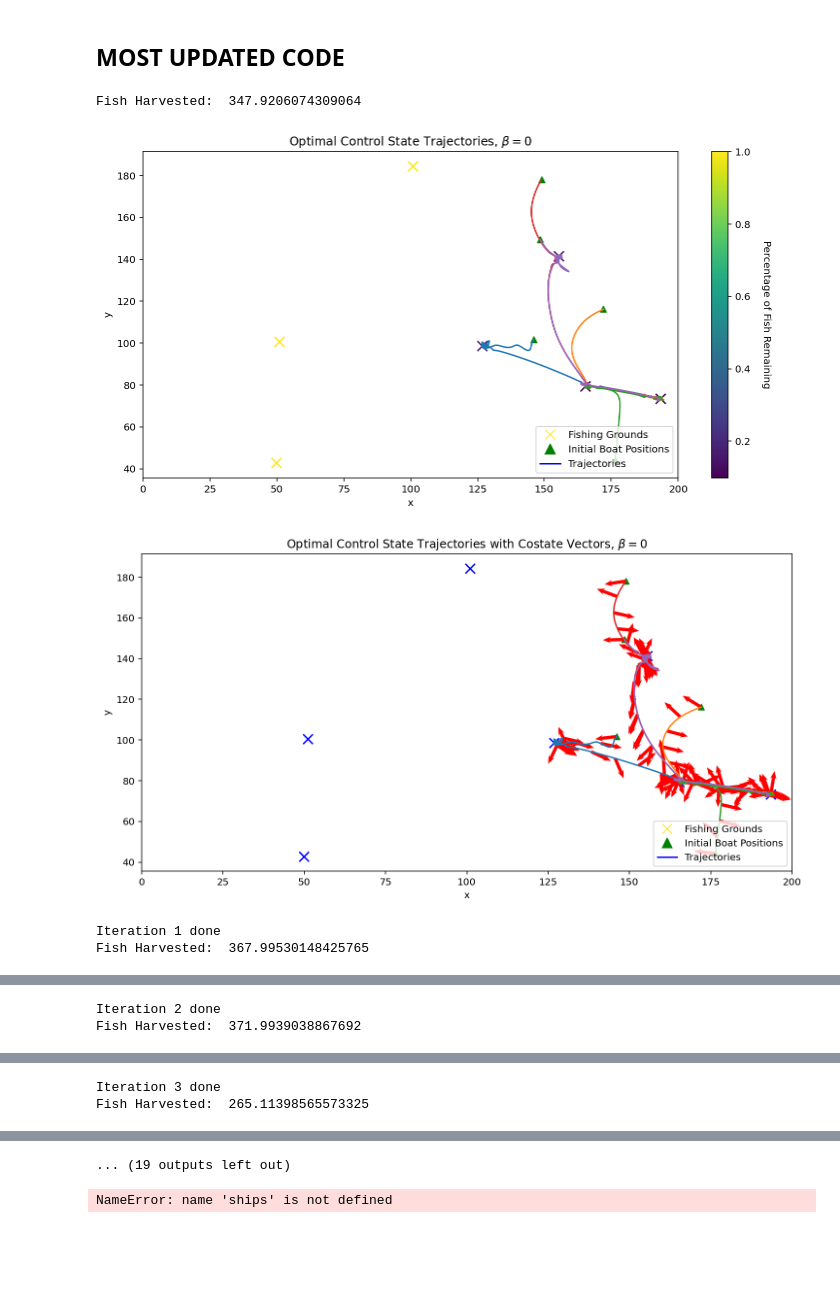
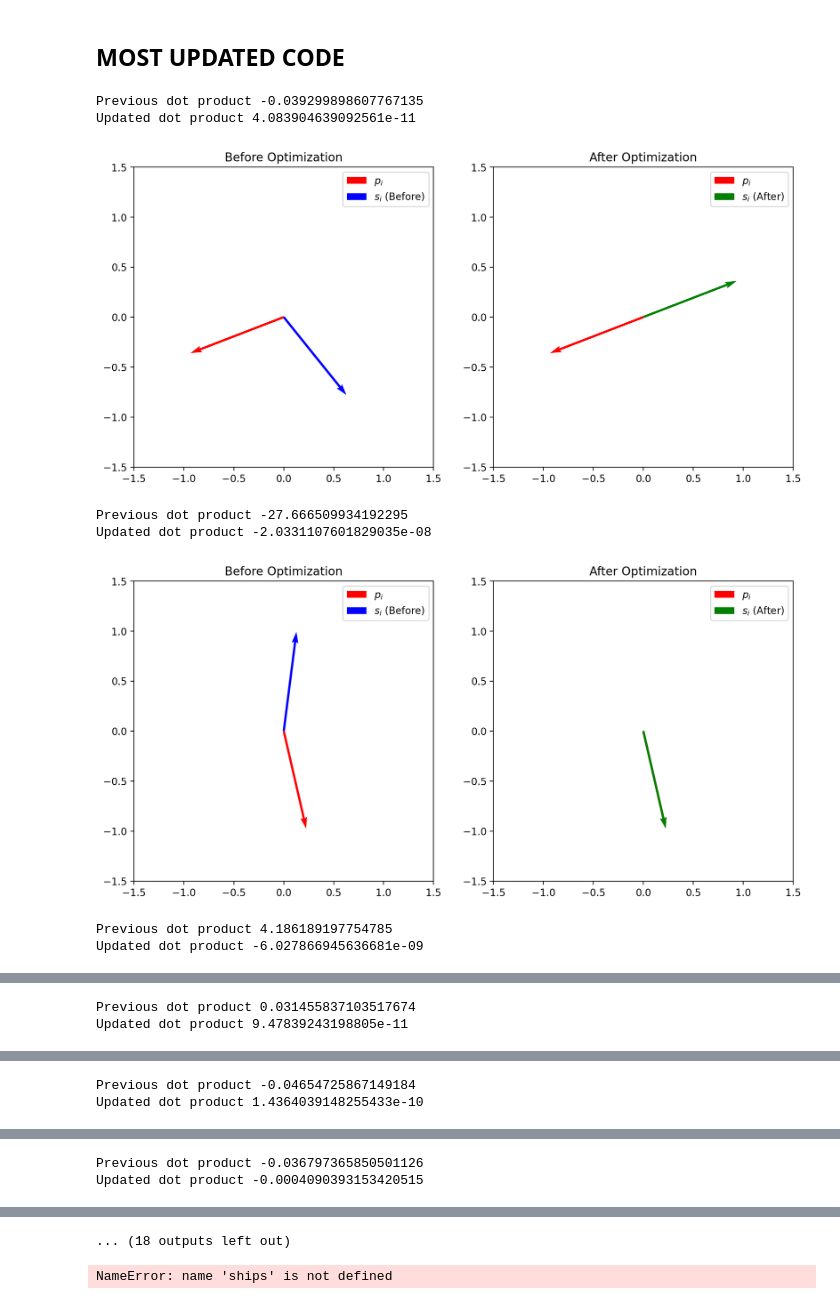
Before and after one commit to samlayton99/Optimal-Agentic-Swarm, a Jupyter notebook: fishin.ipynb, the cells around one changed output, grey strips where cells are left out. Cells and saved outputs as stored; diff of their text form; code cells hidden in the pictures; blank space fills up the shorter version.

```diff
--- a/fishin.ipynb
+++ b/fishin.ipynb
@@ -699,7 +736,7 @@ sigma = 0.05
 beta = 0
 rate = 0.01
 delta = 100
-gamma = 0.00001
+gamma = 0.001
 epsilon = .001
 V = 1
 
@@ -710,6 +747,8 @@ n_ships = 5
 n_grounds = 7
 t_final = 400
 num_timesteps = 200
+
+
 
 # Initialize scenario
 grounds = generate_fishing_grounds(n_grounds, x_max, y_max)
@@ -783,14 +822,14 @@ for i in range(10):
 
             U_ship = U[ship]
             p = p_vectors[ship, :, t]
-            # attraction = U_ship[:-2, None] * G[ship, :, None] * D[ship] * fish_remaining[:, None]
-            # s = np.sum(attraction, axis=0)
-            # orthogonal = np.array([-s[1], s[0]])
-            # dot_product = np.dot(p, orthogonal)
-            # print("Previous dot product", dot_product)
+            attraction = U_ship[:-2, None] * G[ship, :, None] * D[ship] * fish_remaining[:, None]
+            s_before = np.sum(attraction, axis=0)
+            orthogonal = np.array([-s_before[1], s_before[0]])
+            dot_product = np.dot(p, orthogonal)
+            print("Previous dot product", dot_product)
 
                         # Regularization strength
-            lambda_reg = 100 # Adjust this parameter based on desired smoothness
+            # lambda_reg = 100 # Adjust this parameter based on desired smoothness
 
             # Previous values of U, initialize as needed
 
@@ -816,11 +855,13 @@ for i in range(10):
 
             U_tensor[t, ship, :] = res.x
 
-            # attraction = U_ship[:-2, None] * G[ship, :, None] * D[ship] * fish_remaining[:, None]
-            # s = np.sum(attraction, axis=0)
-            # orthogonal = np.array([-s[1], s[0]])
-            # dot_product = np.dot(p, orthogonal)
-            # print("Updated dot product", dot_product)
+            attraction = U_ship[:-2, None] * G[ship, :, None] * D[ship] * fish_remaining[:, None]
+            s_after = np.sum(attraction, axis=0)
+            orthogonal = np.array([-s_after[1], s_after[0]])
+            dot_product = np.dot(p, orthogonal)
+            print("Updated dot product", dot_product)
+            plot_vectors(p, s_before, s_after)
+
     # print(F[:, -1].shape)
     # sum up over the last time step to get the total fish remaining
     initial_fish = np.sum(F[:, 0])
@@ -889,35 +930,38 @@ for i in range(10):
     norms = np.linalg.norm(p_vectors[selected_ships], axis=1, keepdims=True)
     normalized_p_vectors = p_vectors[selected_ships] / (norms + NORMALIZATOR)
 
     # Adjust step for plotting arrows
     step = max(1, num_timesteps // 25)
 
     # Plot p vectors for selected ships
     for j, idx in enumerate(selected_ships):
         indices = np.arange(0, num_timesteps, step)
         # indices = indices[indices < num_timesteps]  # Ensure indices are within bounds
         ax.quiver(x[idx, 0, indices], x[idx, 1, indices], normalized_p_vectors[j, 0, indices], normalized_p_vectors[j, 1, indices], color='red', scale=30, headwidth=2, headlength=2.5, width=0.005, headaxislength=2)
 
     # Set labels and titles
     plt.xlabel('x')
     plt.ylabel('y')
     plt.title(fr'Optimal Control State Trajectories with Costate Vectors, $\beta = {beta}$')
 
     # Set plot limits
     plt.xlim(0, x_max)
 
     # Legend setup
     fishing_grounds = mlines.Line2D([], [], color='#fde725', marker='x', linestyle='None', markersize=10, label='Fishing Grounds')
     starting_points = mlines.Line2D([], [], color='green', marker='^', linestyle='None', markersize=10, label='Initial Boat Positions')
     trajectories = mlines.Line2D([], [], color='blue', marker='_', linestyle='-', markersize=10, label='Trajectories')
     plt.legend(handles=[fishing_grounds, starting_points, trajectories], loc='lower right')
 
     plt.show()
 
     print(f"Iteration {i+1} done")
 # %% [output]
-Fish Harvested:  347.9206074309064
+Previous dot product -0.039299898607767135
+Updated dot product 4.083904639092561e-11
-[figure, old version]
+[figure, new version]
+Previous dot product -27.666509934192295
+Updated dot product -2.0331107601829035e-08
-[figure, old version]
+[figure, new version]
-Iteration 1 done
-Fish Harvested:  367.99530148425765
+Previous dot product 4.186189197754785
+Updated dot product -6.027866945636681e-09
@@ -924,0 +969,2 @@ Fish Harvested:  367.99530148425765
+Previous dot product 0.031455837103517674
+Updated dot product 9.47839243198805e-11
@@ -926,2 +972,2 @@ Fish Harvested:  367.99530148425765
-Iteration 2 done
-Fish Harvested:  371.9939038867692
+Previous dot product -0.04654725867149184
+Updated dot product 1.4364039148255433e-10
@@ -928,0 +975,2 @@ Fish Harvested:  371.9939038867692
+Previous dot product -0.036797365850501126
+Updated dot product -0.0004090393153420515
@@ -930,2 +977,0 @@ Fish Harvested:  371.9939038867692
-Iteration 3 done
-Fish Harvested:  265.11398565573325
@@ -934,4 +978,4 @@ Fish Harvested:  265.11398565573325
-... (19 outputs left out)
+... (18 outputs left out)
 # %%
 x_max, y_max = 200, 200
 
```
Also changed, not shown: parts of 2 cells of this notebook, 1 other file.
